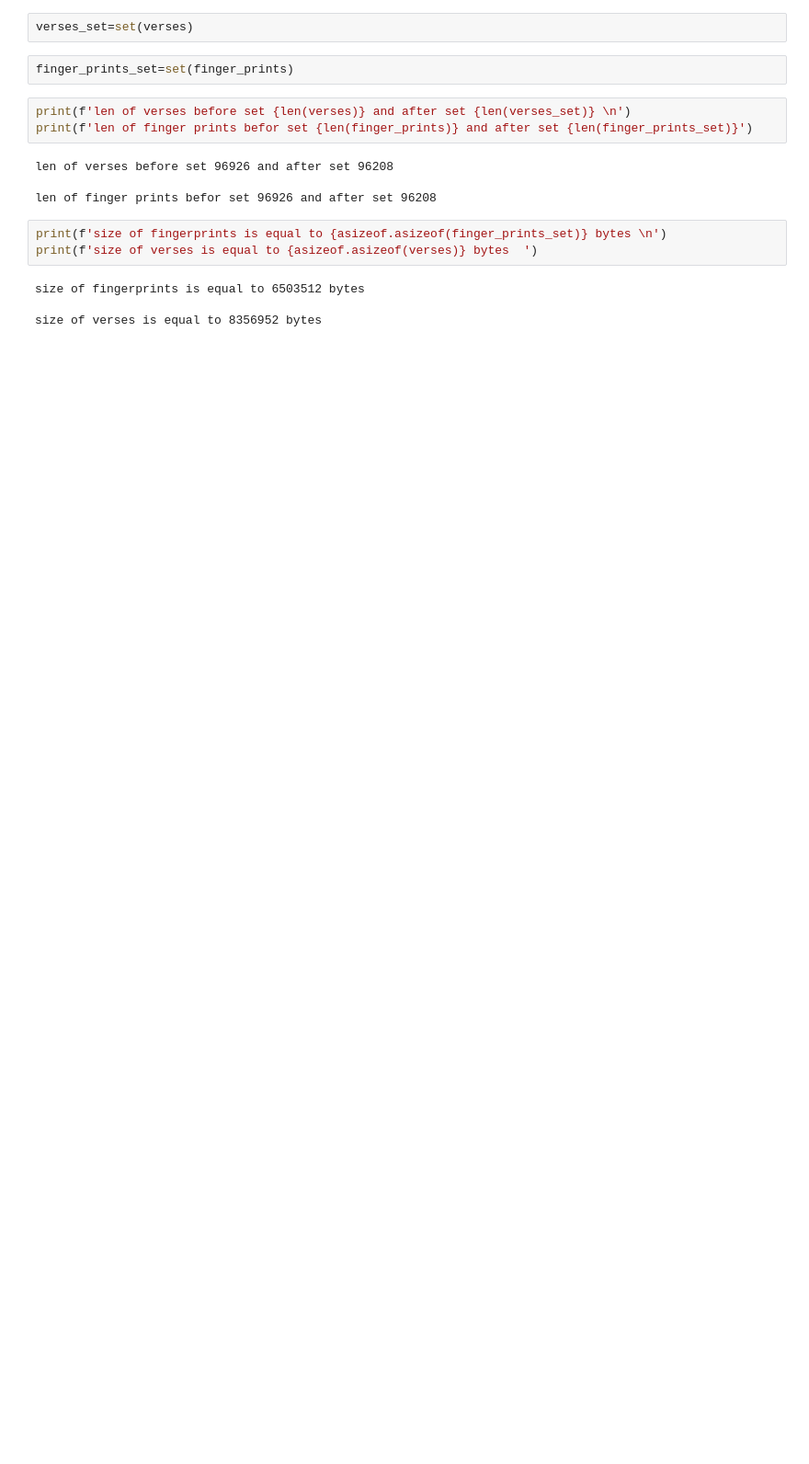
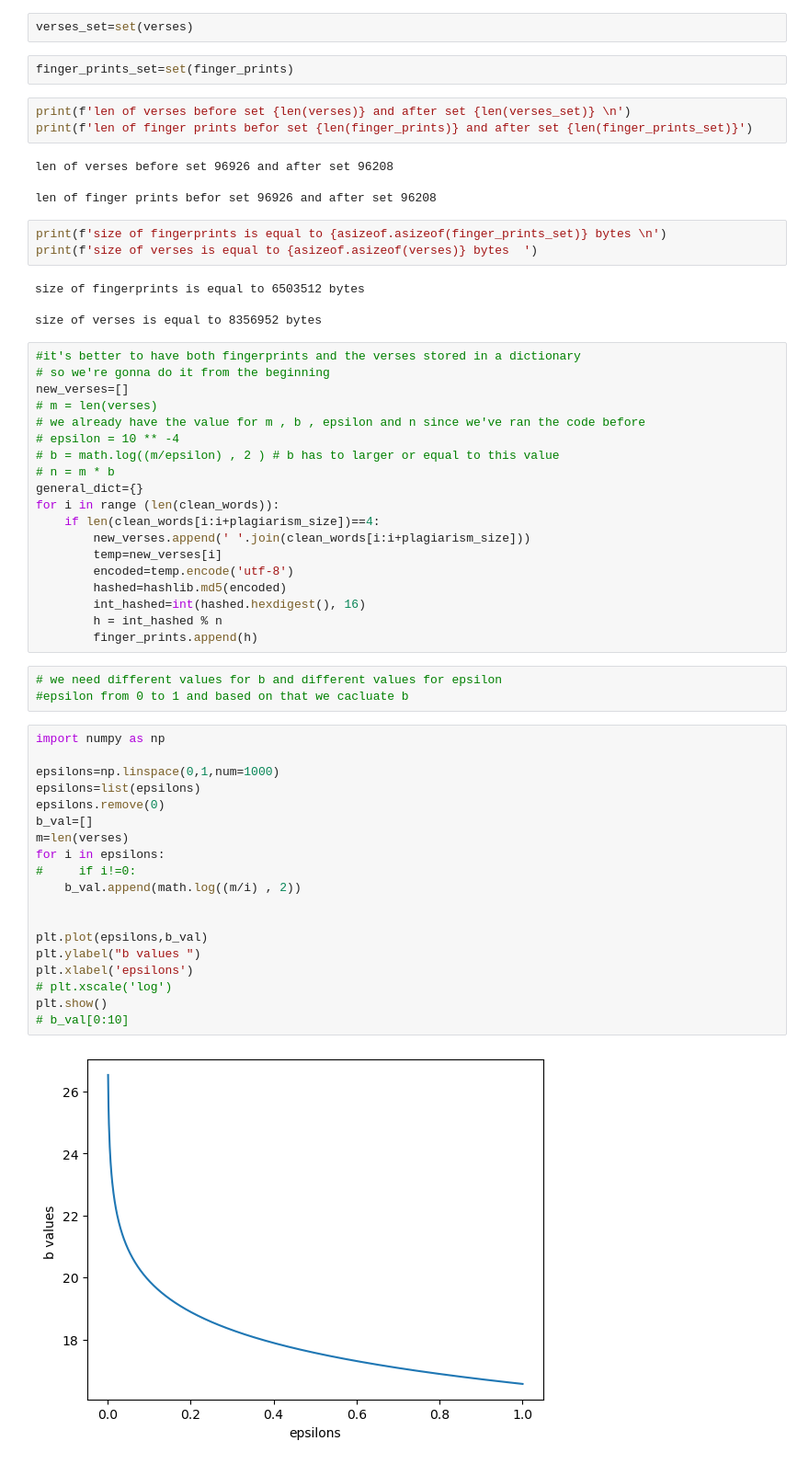
Before and after one commit to DrDoof14/Computer-AidedSimulationsLab, a Jupyter notebook: 15/lab15.ipynb, the cells around one changed output. Shown: that part at 92% size. Cells and saved outputs as stored; diff of their text form; blank space fills up the shorter version.

```diff
--- a/15/lab15.ipynb
+++ b/15/lab15.ipynb
@@ -231,3 +230,46 @@ print(f'size of verses is equal to {asizeof.asizeof(verses)} bytes  ')
 size of fingerprints is equal to 6503512 bytes
 
 size of verses is equal to 8356952 bytes
+# %%
+#it's better to have both fingerprints and the verses stored in a dictionary
+# so we're gonna do it from the beginning
+new_verses=[]
+# m = len(verses)
+# we already have the value for m , b , epsilon and n since we've ran the code before
+# epsilon = 10 ** -4
+# b = math.log((m/epsilon) , 2 ) # b has to larger or equal to this value
+# n = m * b
+general_dict={}
+for i in range (len(clean_words)):
+    if len(clean_words[i:i+plagiarism_size])==4:
+        new_verses.append(' '.join(clean_words[i:i+plagiarism_size]))
+        temp=new_verses[i]
+        encoded=temp.encode('utf-8')
+        hashed=hashlib.md5(encoded)
+        int_hashed=int(hashed.hexdigest(), 16)
+        h = int_hashed % n
+        finger_prints.append(h)
+# %%
+# we need different values for b and different values for epsilon
+#epsilon from 0 to 1 and based on that we cacluate b
+# %%
+import numpy as np
+
+epsilons=np.linspace(0,1,num=1000)
+epsilons=list(epsilons)
+epsilons.remove(0)
+b_val=[]
+m=len(verses)
+for i in epsilons:
+#     if i!=0:
+    b_val.append(math.log((m/i) , 2))
+
+
+plt.plot(epsilons,b_val)
+plt.ylabel("b values ")
+plt.xlabel('epsilons')
+# plt.xscale('log')
+plt.show()
+# b_val[0:10]
+# %% [output]
+[figure, added]
```
Also changed, not shown: parts of 6 cells of this notebook.
